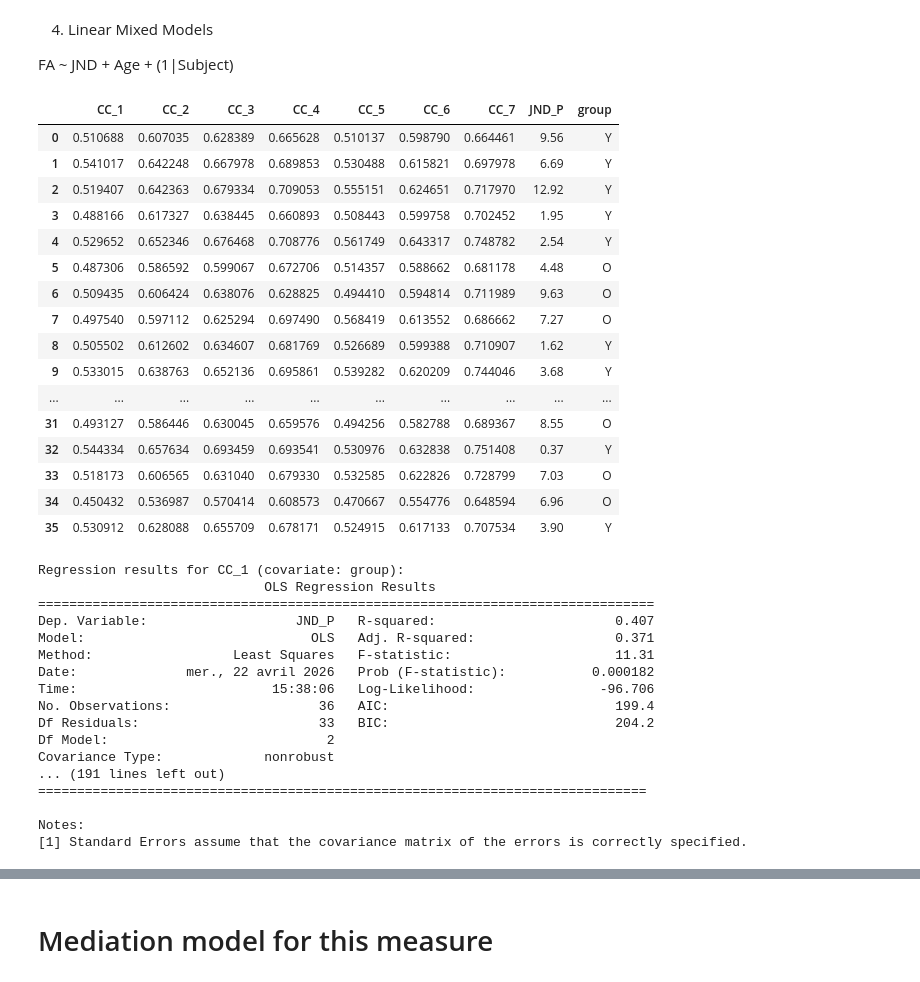
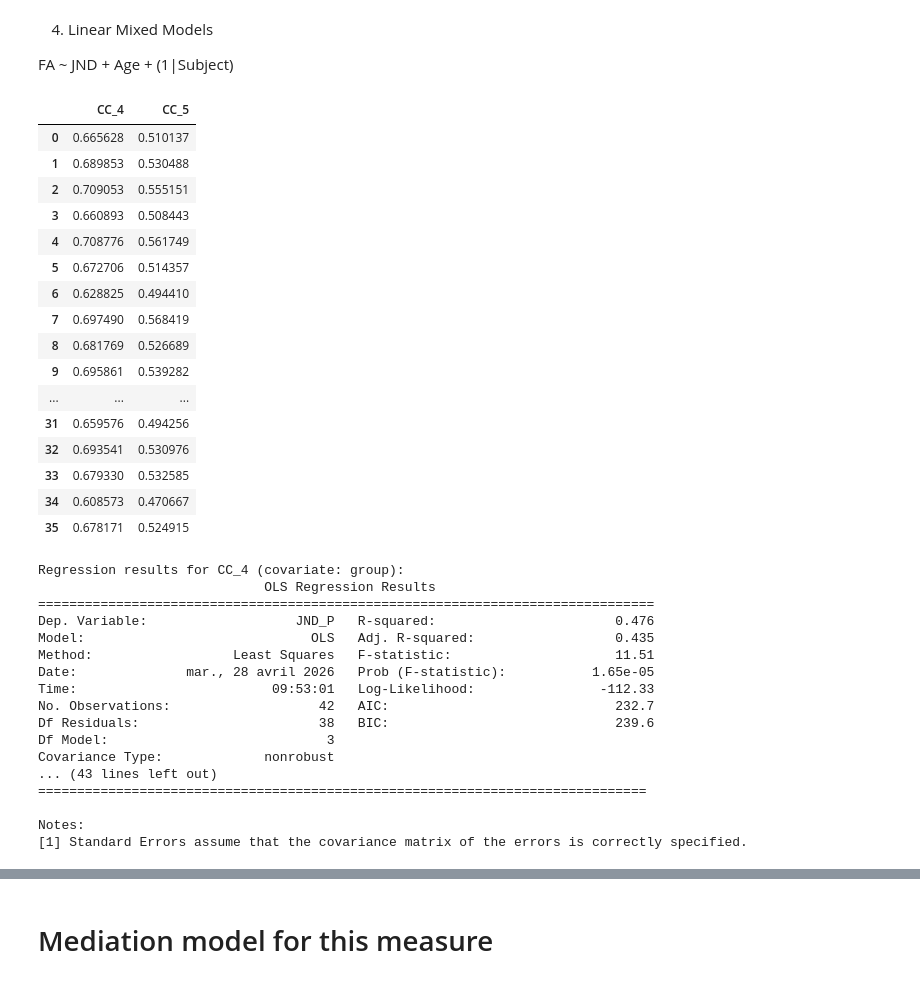
Before and after one commit to DanielaMPinzon/DTI_Aging, a Jupyter notebook: MediationAnalysis.ipynb, the cells around one changed output, grey strips where cells are left out. Cells and saved outputs as stored; diff of their text form; code cells hidden in the pictures.

```diff
--- a/MediationAnalysis.ipynb
+++ b/MediationAnalysis.ipynb
@@ -112,11 +106,12 @@ for CCx in CCx_list:
     for dti_metric in dti_metric_list:
         print(f'Merging data for {CCx} and metric {dti_metric}')
         file_path = os.path.join(CC_path, f'{CCx}_FA.csv')
-        print(CCx_df.shape)
         CCx_df = pd.read_csv(file_path)
         data_frames = pd.concat([sub_id, CCx_df], axis=1)
         #save merged dataframe
         dfCCx = data_frames
+        # eliminnate repeated columns
+        dfCCx = dfCCx.loc[:, ~dfCCx.columns.duplicated()]
         #dfCCx.to_csv(CCx +'_'+dti_metric+'.csv', index=False)
 
 dfCCx
@@ -155,7 +173,7 @@ for i, CCx in enumerate(CCx_list):
     mean_values = dfCCx[feature_cols].mean()
     axs[i].plot(x, mean_values.values, color='red', label='Mean FA')
     # mean by 2 group : Young and Old
-    dfCCx['group'] = sub_id['group']
+    dfCCx['group'] = sub_ID['group']
     mean_by_group = dfCCx.groupby('group')[feature_cols].mean()
     for group in mean_by_group.index:
         axs[i].plot(x, mean_by_group.loc[group].values, label=f'Mean {group}')
@@ -342,6 +360,7 @@ for CCx in CCx_list:
 # dataframe
 df_mean_FA['JND_P'] = sub_ID['JND_P']
 df_mean_FA['group'] = sub_ID['group']
+df_mean_FA['age'] = sub_ID['age']
 df_mean_FA
 # %% [output]
 |  | CC_1 | CC_1_center | CC_2 | CC_2_center | CC_3 | CC_3_center | CC_4 | CC_4_center | CC_5 | ... |
@@ -370,6 +389,7 @@ from scipy import stats
 fig, axs = plt.subplots(nrows=2, ncols=4, figsize=(15, 7))
 axs = axs.flatten()
 
+CCx_list = ['CC_4','CC_5']
 # Define colors for groups
 group_colors = {'O': 'red', 'Y': 'blue'}
 
@@ -456,67 +484,72 @@ CC_7 - O: slope=-38.9670, intercept=28.8218, r=-0.1699, p=0.4616, std_err=51.861
 FA ~ JND + Age + (1|Subject)
 # %%
 # Get the mean FA values only the segments 50 -5 et +5
+from sklearn.preprocessing import RobustScaler, StandardScaler
+scaler = RobustScaler()
+
 
 df_meanCC_FA = pd.DataFrame()
+df_meanCC_FA_scaled = pd.DataFrame()
 for CCx in CCx_list:
     file_path = os.path.join(CC_path, f'{CCx}_FA.csv')
     dfCCx = pd.read_csv(file_path, sep=",")
     #drop missing values
     dfCCx = dfCCx.dropna()
     # drop the columns that are not numeric :
     mean_values = dfCCx.drop(['Index', 'sub', 'group', 'age', 'JND_P', 'sex', 'IHD'], axis=1)
-
     # select the values from segment seg_45 to seg_55
     #mean_values = mean_values.iloc[:, 43:54]
     mean_values = mean_values.iloc[:, 38:59] # from 50-5 to 50+5
     df_meanCC_FA[CCx] = mean_values.mean(axis=1)
 
+scaled_features = scaler.fit_transform(df_meanCC_FA)
+
+df_meanCC_FA_scaled = pd.DataFrame(scaled_features)
+
 # dataframe
-df_meanCC_FA['JND_P'] = sub_ID['JND_P']
-df_meanCC_FA['group'] = sub_ID['group']
+#df_meanCC_FA_scaled = pd.concat([sub_ID, df_meanCC_FA_scaled], axis=1)
 df_meanCC_FA
 # %% [output]
-|  | CC_1 | CC_2 | CC_3 | CC_4 | CC_5 | CC_6 | CC_7 | JND_P | group |
-| 0 | 0.510688 | 0.607035 | 0.628389 | 0.665628 | 0.510137 | 0.598790 | 0.664461 | 9.56 | Y |
-| 1 | 0.541017 | 0.642248 | 0.667978 | 0.689853 | 0.530488 | 0.615821 | 0.697978 | 6.69 | Y |
-| 2 | 0.519407 | 0.642363 | 0.679334 | 0.709053 | 0.555151 | 0.624651 | 0.717970 | 12.92 | Y |
-| 3 | 0.488166 | 0.617327 | 0.638445 | 0.660893 | 0.508443 | 0.599758 | 0.702452 | 1.95 | Y |
-| 4 | 0.529652 | 0.652346 | 0.676468 | 0.708776 | 0.561749 | 0.643317 | 0.748782 | 2.54 | Y |
-| 5 | 0.487306 | 0.586592 | 0.599067 | 0.672706 | 0.514357 | 0.588662 | 0.681178 | 4.48 | O |
-| 6 | 0.509435 | 0.606424 | 0.638076 | 0.628825 | 0.494410 | 0.594814 | 0.711989 | 9.63 | O |
-| 7 | 0.497540 | 0.597112 | 0.625294 | 0.697490 | 0.568419 | 0.613552 | 0.686662 | 7.27 | O |
-| 8 | 0.505502 | 0.612602 | 0.634607 | 0.681769 | 0.526689 | 0.599388 | 0.710907 | 1.62 | Y |
-| 9 | 0.533015 | 0.638763 | 0.652136 | 0.695861 | 0.539282 | 0.620209 | 0.744046 | 3.68 | Y |
-| ... | ... | ... | ... | ... | ... | ... | ... | ... | ... |
-| 31 | 0.493127 | 0.586446 | 0.630045 | 0.659576 | 0.494256 | 0.582788 | 0.689367 | 8.55 | O |
-| 32 | 0.544334 | 0.657634 | 0.693459 | 0.693541 | 0.530976 | 0.632838 | 0.751408 | 0.37 | Y |
-| 33 | 0.518173 | 0.606565 | 0.631040 | 0.679330 | 0.532585 | 0.622826 | 0.728799 | 7.03 | O |
-| 34 | 0.450432 | 0.536987 | 0.570414 | 0.608573 | 0.470667 | 0.554776 | 0.648594 | 6.96 | O |
-| 35 | 0.530912 | 0.628088 | 0.655709 | 0.678171 | 0.524915 | 0.617133 | 0.707534 | 3.90 | Y |
+|  | CC_4 | CC_5 |
+| 0 | 0.665628 | 0.510137 |
+| 1 | 0.689853 | 0.530488 |
+| 2 | 0.709053 | 0.555151 |
+| 3 | 0.660893 | 0.508443 |
+| 4 | 0.708776 | 0.561749 |
+| 5 | 0.672706 | 0.514357 |
+| 6 | 0.628825 | 0.494410 |
+| 7 | 0.697490 | 0.568419 |
+| 8 | 0.681769 | 0.526689 |
+| 9 | 0.695861 | 0.539282 |
+| ... | ... | ... |
+| 31 | 0.659576 | 0.494256 |
+| 32 | 0.693541 | 0.530976 |
+| 33 | 0.679330 | 0.532585 |
+| 34 | 0.608573 | 0.470667 |
+| 35 | 0.678171 | 0.524915 |
 # %%
 # linear regression for predincting JND, covariate with group, for each CC (column) in the dataframe df_meanCC_FA
-
 import statsmodels.formula.api as smf
 
 for CCx in CCx_list:
-    model = smf.ols(formula=f'JND_P ~ {CCx} : group', data=df_meanCC_FA).fit()
+    model = smf.ols(formula=f'JND_P ~ {CCx} * group', data=df_mean_FA).fit()
     print(f"Regression results for {CCx} (covariate: group):")
     print(model.summary())
     print("\n\n")
 # %% [output]
-Regression results for CC_1 (covariate: group):
+Regression results for CC_4 (covariate: group):
                              OLS Regression Results
 ===============================================================================
-Dep. Variable:                   JND_P   R-squared:                       0.407
-Model:                             OLS   Adj. R-squared:                  0.371
-Method:                  Least Squares   F-statistic:                     11.31
-Date:              mer., 22 avril 2026   Prob (F-statistic):           0.000182
-Time:                         15:38:06   Log-Likelihood:                -96.706
-No. Observations:                   36   AIC:                             199.4
-Df Residuals:                       33   BIC:                             204.2
-Df Model:                            2
+Dep. Variable:                   JND_P   R-squared:                       0.476
+Model:                             OLS   Adj. R-squared:                  0.435
+Method:                  Least Squares   F-statistic:                     11.51
+Date:              mar., 28 avril 2026   Prob (F-statistic):           1.65e-05
+Time:                         09:53:01   Log-Likelihood:                -112.33
+No. Observations:                   42   AIC:                             232.7
+Df Residuals:                       38   BIC:                             239.6
+Df Model:                            3
 Covariance Type:             nonrobust
-... (191 lines left out)
+... (43 lines left out)
 ==============================================================================
 
 Notes:
```
Also changed, not shown: parts of 20 cells of this notebook.
